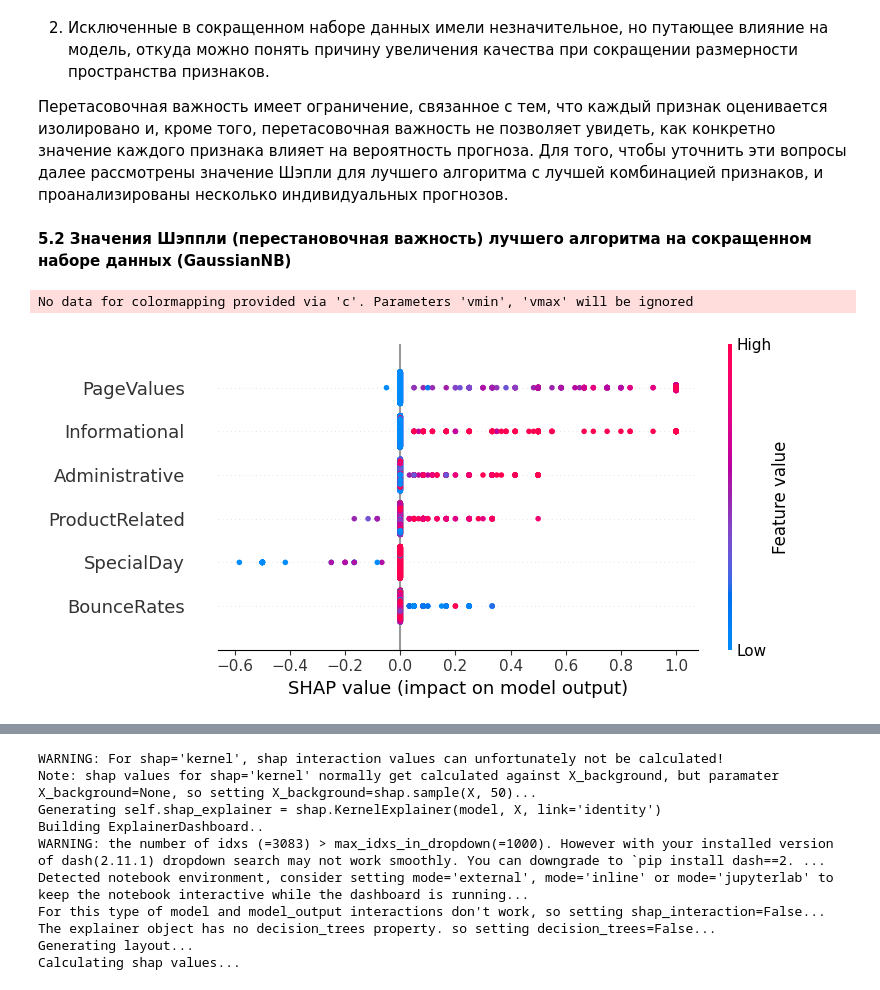
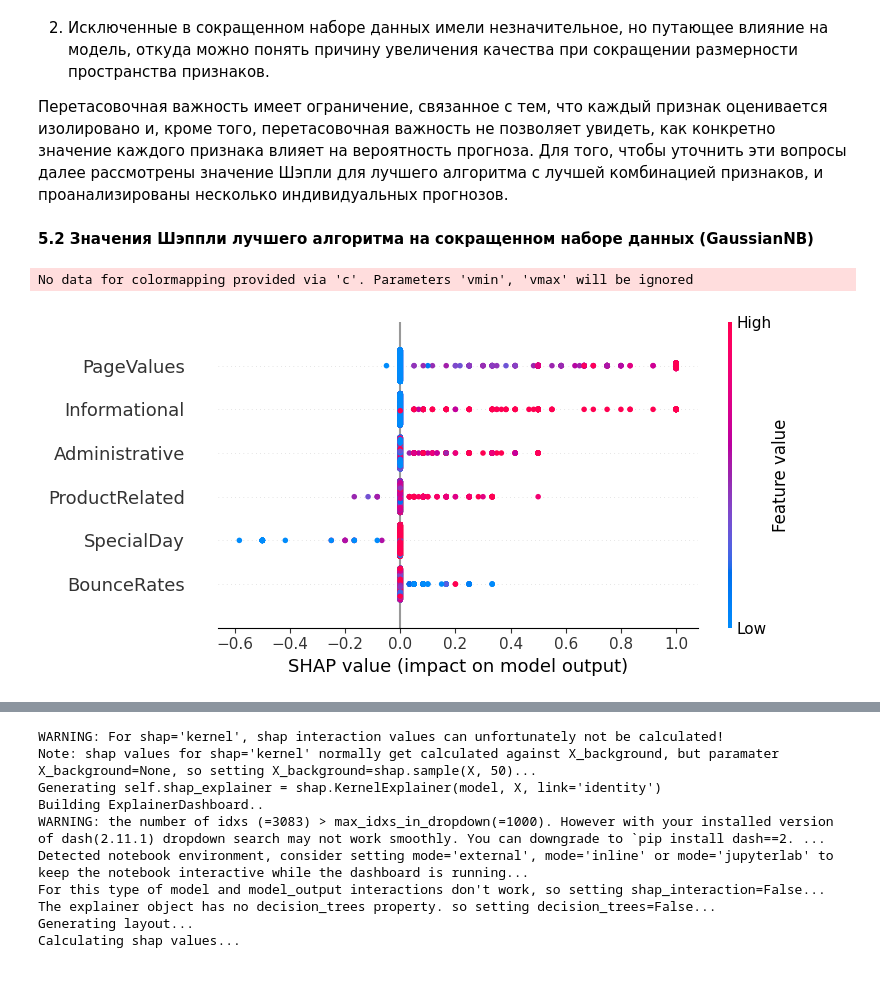
Before and after one commit to SadSabrina/aiedu_final, a Jupyter notebook: Model_learning.ipynb, the cells around one changed output, grey strips where cells are left out. Saved outputs shown, nothing was run; the diff lists cells and outputs as text; code cells hidden in the pictures.

```diff
--- a/Model_learning.ipynb
+++ b/Model_learning.ipynb
@@ -271,7 +271,7 @@ X_train, X_test, y_train, y_test = get_train_test_data(X, y, scaler=None)
 
 gnb = GaussianNB()
 
-gnb_sign, gnb_sign_data, gnb_sign_metrics = get_train_report(gnb, np.array(X_train), np.array(X_test), y_train, y_test, 'GNB на сокращенном наборе данных')
+gnb_sign, gnb_sign_data, gnb_sign_metrics = get_train_report(gnb, X_train, X_test, y_train, y_test, 'GNB на сокращенном наборе данных')
 # %% [output]
 divide by zero encountered in log
 [figure]
@@ -809,14 +837,14 @@ eli5.show_weights(perm, feature_names=list(df.columns.drop('Revenue')))
 
 Перетасовочная важность имеет ограничение, связанное с тем, что каждый признак оценивается изолировано и, кроме того, перетасовочная важность не позволяет увидеть, как конкретно значение каждого признака влияет на вероятность прогноза. Для того, чтобы уточнить эти вопросы далее рассмотрены значение Шэпли для лучшего алгоритма с лучшей комбинацией признаков, и проанализированы несколько индивидуальных прогнозов.
 # %% [markdown]
-**5.2 Значения Шэппли (перестановочная важность) лучшего алгоритма на сокращенном наборе данных (GaussianNB)**
+**5.2 Значения Шэппли лучшего алгоритма на сокращенном наборе данных (GaussianNB)**
 # %%
 median = np.median(gnb_sign_data[0], axis=0).reshape((1, gnb_sign_data[0].shape[1]))
 
 explainer = shap.Explainer(gnb_sign.predict, median)
 shap_values = explainer(gnb_sign_data[1])
 
-shap.summary_plot(shap_values, gnb_sign_data[1], feature_names=df_significant.columns.drop('Revenue'))
+shap.summary_plot(shap_values, gnb_sign_data[1], feature_names=list(df_significant.columns.drop('Revenue')))
 # %% [output]
 No data for colormapping provided via 'c'. Parameters 'vmin', 'vmax' will be ignored
-[figure, old version]
+[figure, new version]
```
Also changed, not shown: parts of 22 cells of this notebook, 1 other file.
